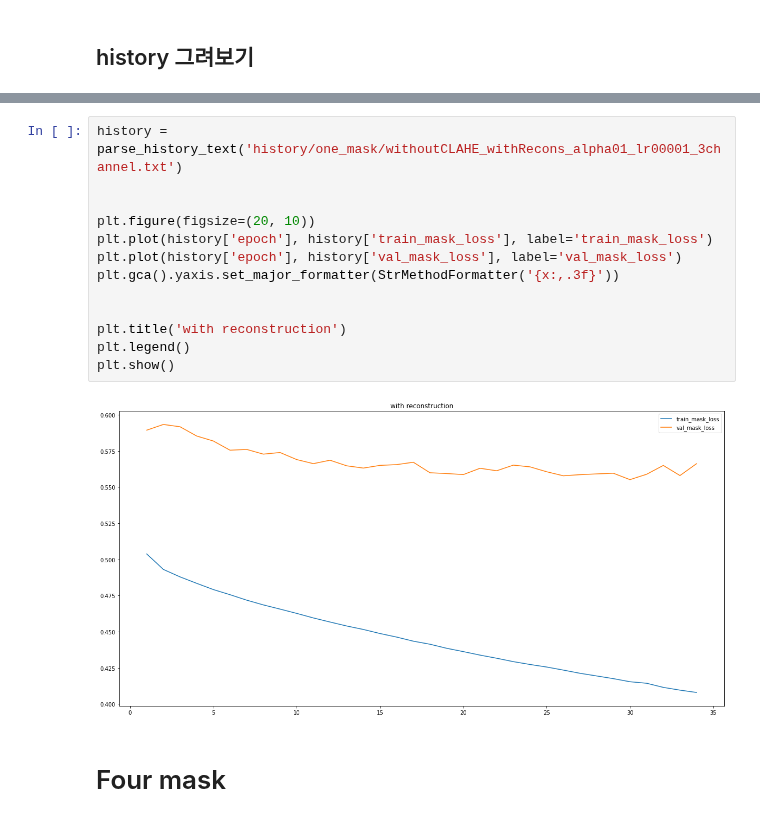
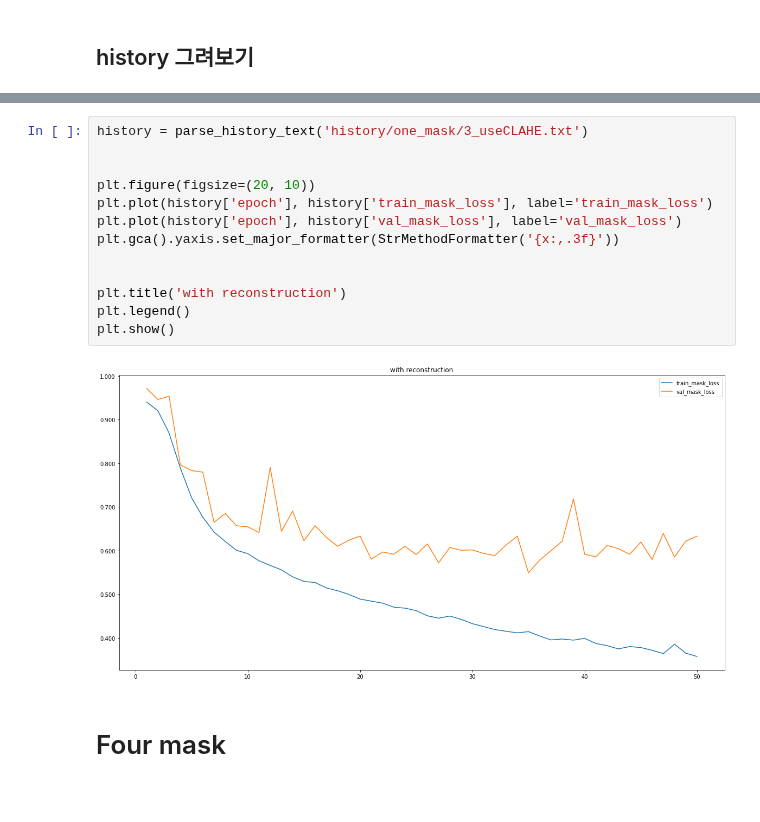
Before and after one commit to ktm379/DR-GeuAl, a Jupyter notebook: code/train_mk.ipynb, the cells around one changed output, grey strips where cells are left out. Saved outputs shown, nothing was run; the diff lists cells and outputs as text.

```diff
--- a/code/train_mk.ipynb
+++ b/code/train_mk.ipynb
@@ -227,19 +92,19 @@ os.listdir('history/one_mask')
  'withoutCLAHE_withRecons_alpha01_lr00001.txt']
 # %%
-history = parse_history_text('history/one_mask/withoutCLAHE_withRecons_alpha01_lr00001_3channel.txt')
+history = parse_history_text('history/one_mask/3_useCLAHE.txt')
 
 
 plt.figure(figsize=(20, 10))
 plt.plot(history['epoch'], history['train_mask_loss'], label='train_mask_loss')
 plt.plot(history['epoch'], history['val_mask_loss'], label='val_mask_loss')
 plt.gca().yaxis.set_major_formatter(StrMethodFormatter('{x:,.3f}'))
 
 
 plt.title('with reconstruction')
 plt.legend()
 plt.show()
 # %% [output]
-[figure, old version]
+[figure, new version]
 # %% [markdown]
 # Four mask
 # %%
```
Also changed, not shown: parts of 18 cells of this notebook, 1 other file.
